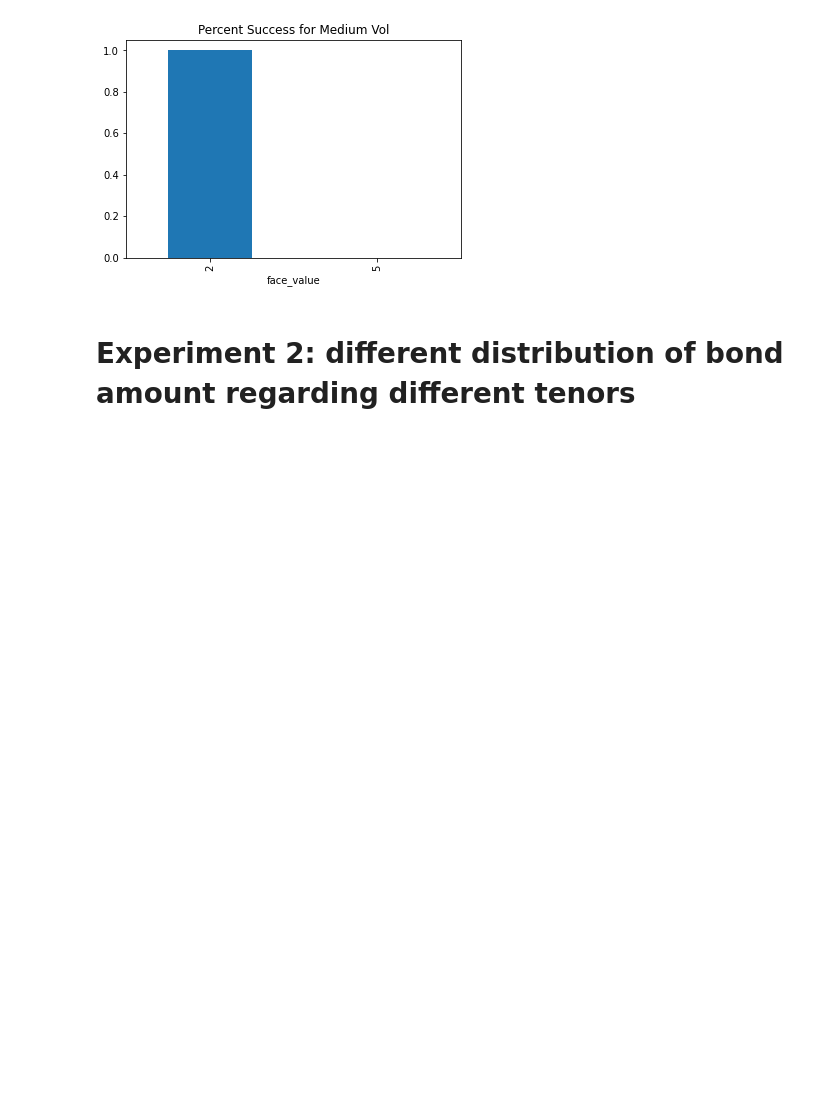
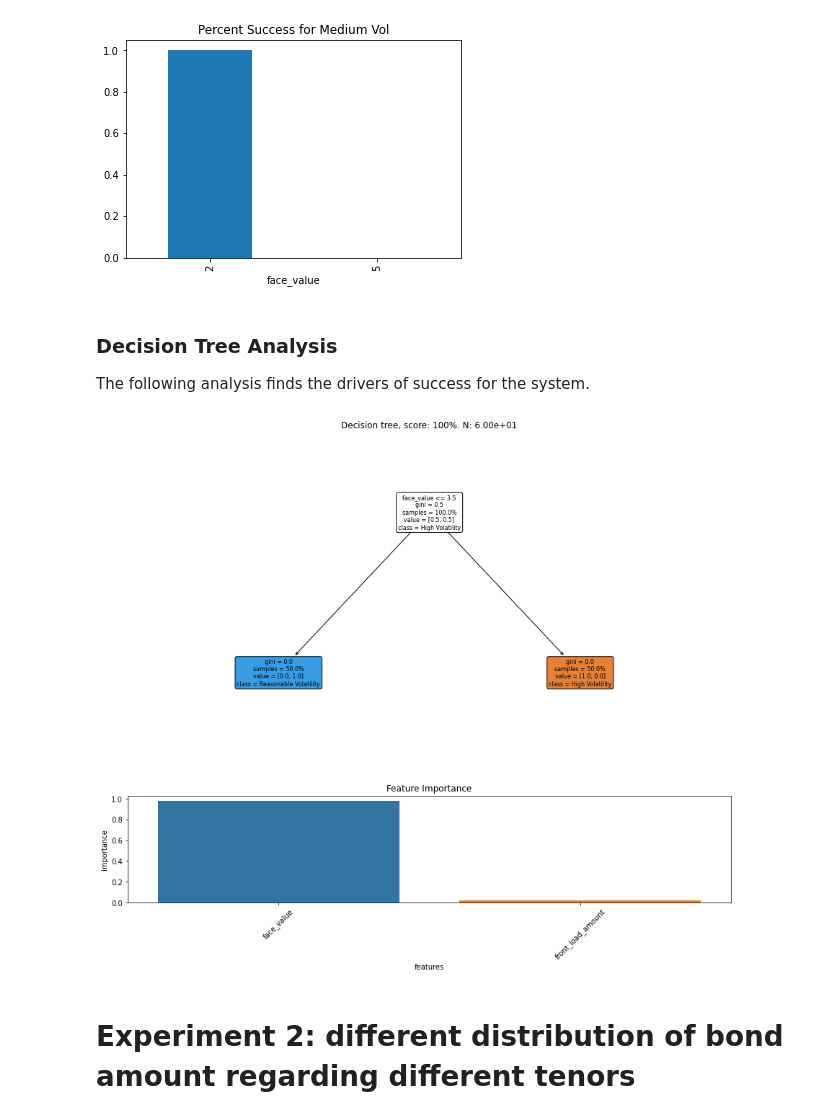
Before and after one commit to OlympusDAO/olympus-digital-twin, a Jupyter notebook: ohmbond_research.ipynb, the cells around one changed output. Cells and saved outputs as stored; diff of their text form; code cells hidden in the pictures; blank space fills up the shorter version.

Commit message:
Add decision tree

```diff
--- a/ohmbond_research.ipynb
+++ b/ohmbond_research.ipynb
@@ -199,6 +199,60 @@ plt.show()
 # %% [output]
 [figure]
 [figure]
+# %% [markdown]
+### Decision Tree Analysis
+
+The following analysis finds the drivers of success for the system.
+# %%
+factors = ['front_load_amount',"face_value"]
+y = "medium_volatility"
+
+from sklearn.tree import plot_tree
+from sklearn.tree import DecisionTreeClassifier
+from sklearn.ensemble import RandomForestClassifier
+import seaborn as sns
+import matplotlib.pyplot as plt
+
+X = success_metrics[factors].copy()
+y = success_metrics[y].copy()
+
+fig, axes = plt.subplots(nrows=2,
+                             figsize=(15, 12),
+                             gridspec_kw={'height_ratios': [3, 1]})
+
+model = DecisionTreeClassifier(max_depth=3)
+rf = RandomForestClassifier()
+model.fit(X, y)
+rf.fit(X, y)
+
+importance = (pd.DataFrame(list(zip(X.columns, rf.feature_importances_)),
+                       columns=['features', 'importance'])
+          .sort_values(by='importance', ascending=False)
+          )
+
+plot_tree(model,
+              rounded=True,
+              proportion=True,
+              fontsize=8,
+              feature_names=X.columns,
+              class_names=['High Volatility', 'Reasonable Volatility'],
+              filled=True,
+              ax=axes[0])
+
+axes[0].set_title(
+        f'Decision tree, score: {model.score(X, y) :.0%}. N: {len(X) :.2e}')
+sns.barplot(data=importance,
+                x=importance.features,
+                y=importance.importance,
+                ax=axes[1],
+                label='small')
+plt.setp(axes[1].xaxis.get_majorticklabels(), rotation=45)
+axes[1].set_title(f'Feature Importance')
+
+
+plt.show()
+# %% [output]
+[figure, added]
 # %% [markdown]
 # Experiment 2: different distribution of bond amount regarding different tenors
 # %%
```
